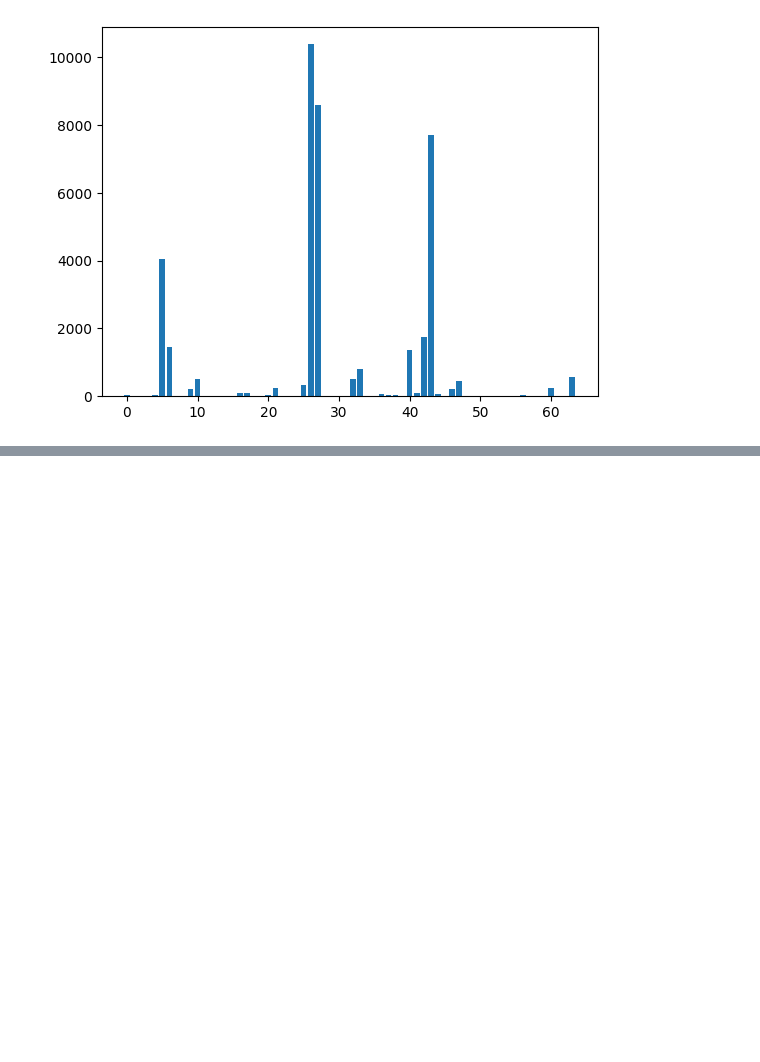
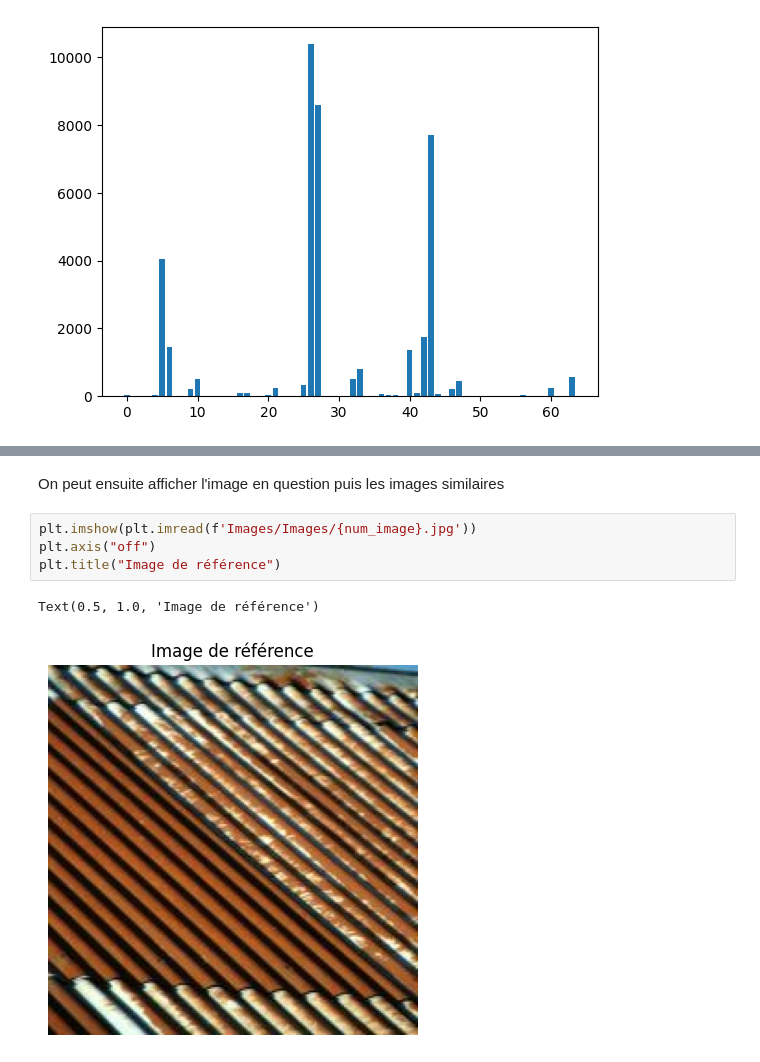
Before and after one commit to kkodjovi/Indexation-d-images-par-la-couleur, a Jupyter notebook: Indexation_couleur.ipynb, the cells around one changed output, grey strips where cells are left out. Drawn from its saved outputs; the diff is of its cells as text; blank space fills up the shorter version.

Commit message:
Indexation et calcul de similarité entre images

```diff
--- a/Indexation_couleur.ipynb
+++ b/Indexation_couleur.ipynb
@@ -113,0 +173,9 @@ plt.bar(np.arange(64), histogramme(q_img))
+# %% [markdown]
+On peut ensuite afficher l'image en question puis les images similaires
+# %%
+plt.imshow(plt.imread(f'Images/Images/{num_image}.jpg'))
+plt.axis("off")
+plt.title("Image de référence")
+# %% [output]
+Text(0.5, 1.0, 'Image de référence')
+[figure, added]
```
Also changed, not shown: parts of 11 cells of this notebook.
